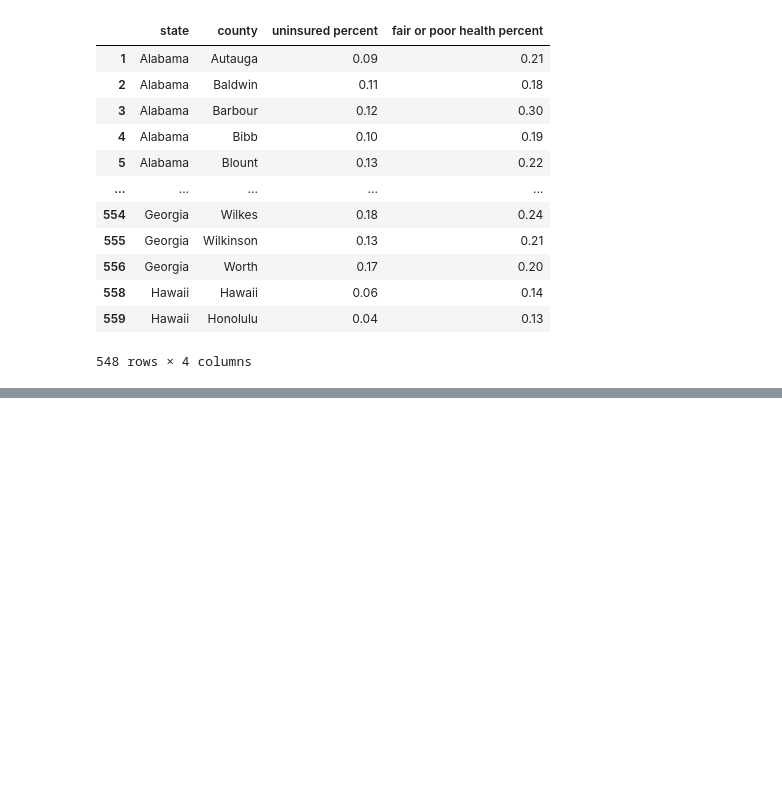
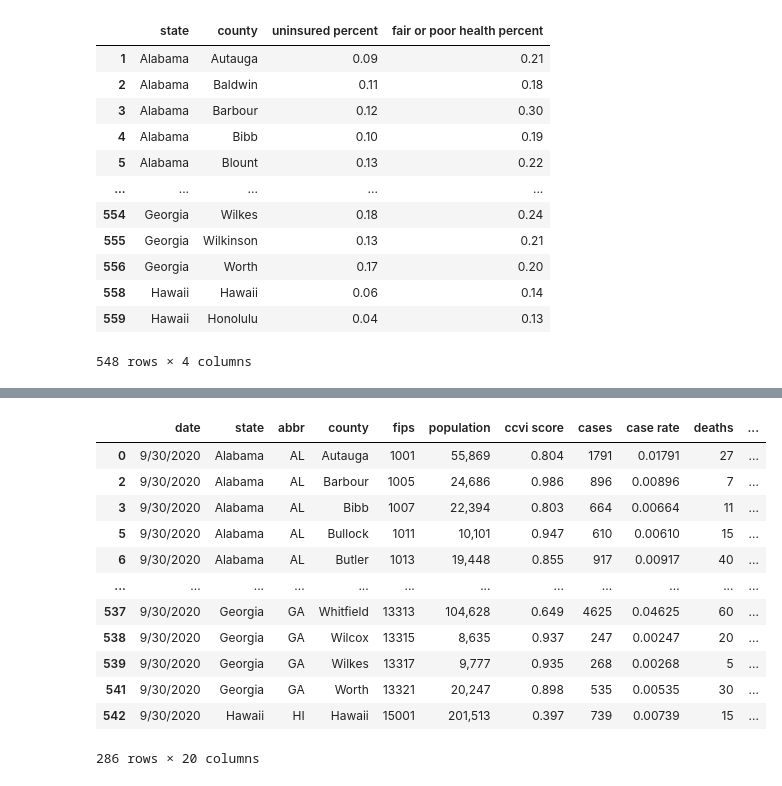
Before and after one commit to kpessa/project-2, a Jupyter notebook: data-cleaning/cleaning - Copy.ipynb, the cells around one changed output, grey strips where cells are left out. Saved outputs shown, nothing was run; the diff lists cells and outputs as text; code cells hidden in the pictures; blank space fills up the shorter version.

Commit message:
Completed data cleaning

```diff
--- a/data-cleaning/cleaning - Copy.ipynb
+++ b/data-cleaning/cleaning - Copy.ipynb
@@ -327,0 +321,25 @@ final_merge
+# %%
+# Rearrange columns for enhanced logic
+clean_df = final_merge[['date', 'state', 'abbr', 'county', 'fips', 'population',
+                       'ccvi score', 'cases', 'case rate', 'deaths', 'death rate',
+                       'median income 2018', 'uninsured percent', 'fair or poor health percent',
+                       'socioeconomic status', 'household composition and disability',
+                       'minority status and language', 'housing type and transportation',
+                       'epidemiological factors', 'healthcare system factors']].dropna()
+
+# Final cleaned dataframe
+clean_df
+# %% [output]
+|  | date | state | abbr | county | fips | population | ccvi score | cases | case rate | deaths | ... |
+| 0 | 9/30/2020 | Alabama | AL | Autauga | 1001 | 55,869 | 0.804 | 1791 | 0.01791 | 27 | ... |
+| 2 | 9/30/2020 | Alabama | AL | Barbour | 1005 | 24,686 | 0.986 | 896 | 0.00896 | 7 | ... |
+| 3 | 9/30/2020 | Alabama | AL | Bibb | 1007 | 22,394 | 0.803 | 664 | 0.00664 | 11 | ... |
+| 5 | 9/30/2020 | Alabama | AL | Bullock | 1011 | 10,101 | 0.947 | 610 | 0.00610 | 15 | ... |
+| 6 | 9/30/2020 | Alabama | AL | Butler | 1013 | 19,448 | 0.855 | 917 | 0.00917 | 40 | ... |
+| ... | ... | ... | ... | ... | ... | ... | ... | ... | ... | ... | ... |
+| 537 | 9/30/2020 | Georgia | GA | Whitfield | 13313 | 104,628 | 0.649 | 4625 | 0.04625 | 60 | ... |
+| 538 | 9/30/2020 | Georgia | GA | Wilcox | 13315 | 8,635 | 0.937 | 247 | 0.00247 | 20 | ... |
+| 539 | 9/30/2020 | Georgia | GA | Wilkes | 13317 | 9,777 | 0.935 | 268 | 0.00268 | 5 | ... |
+| 541 | 9/30/2020 | Georgia | GA | Worth | 13321 | 20,247 | 0.898 | 535 | 0.00535 | 30 | ... |
+| 542 | 9/30/2020 | Hawaii | HI | Hawaii | 15001 | 201,513 | 0.397 | 739 | 0.00739 | 15 | ... |
+286 rows × 20 columns
```
Also changed, not shown: parts of 7 cells of this notebook.
